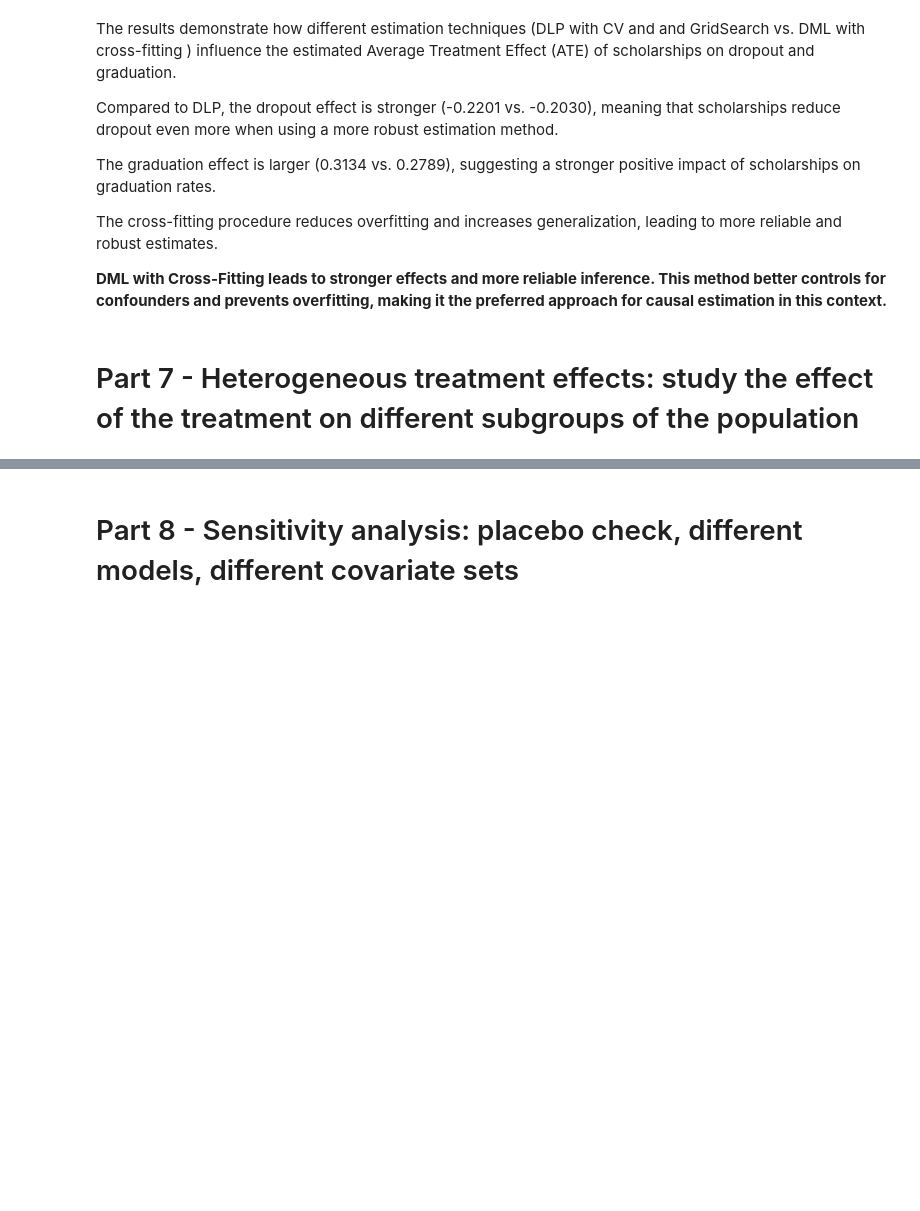
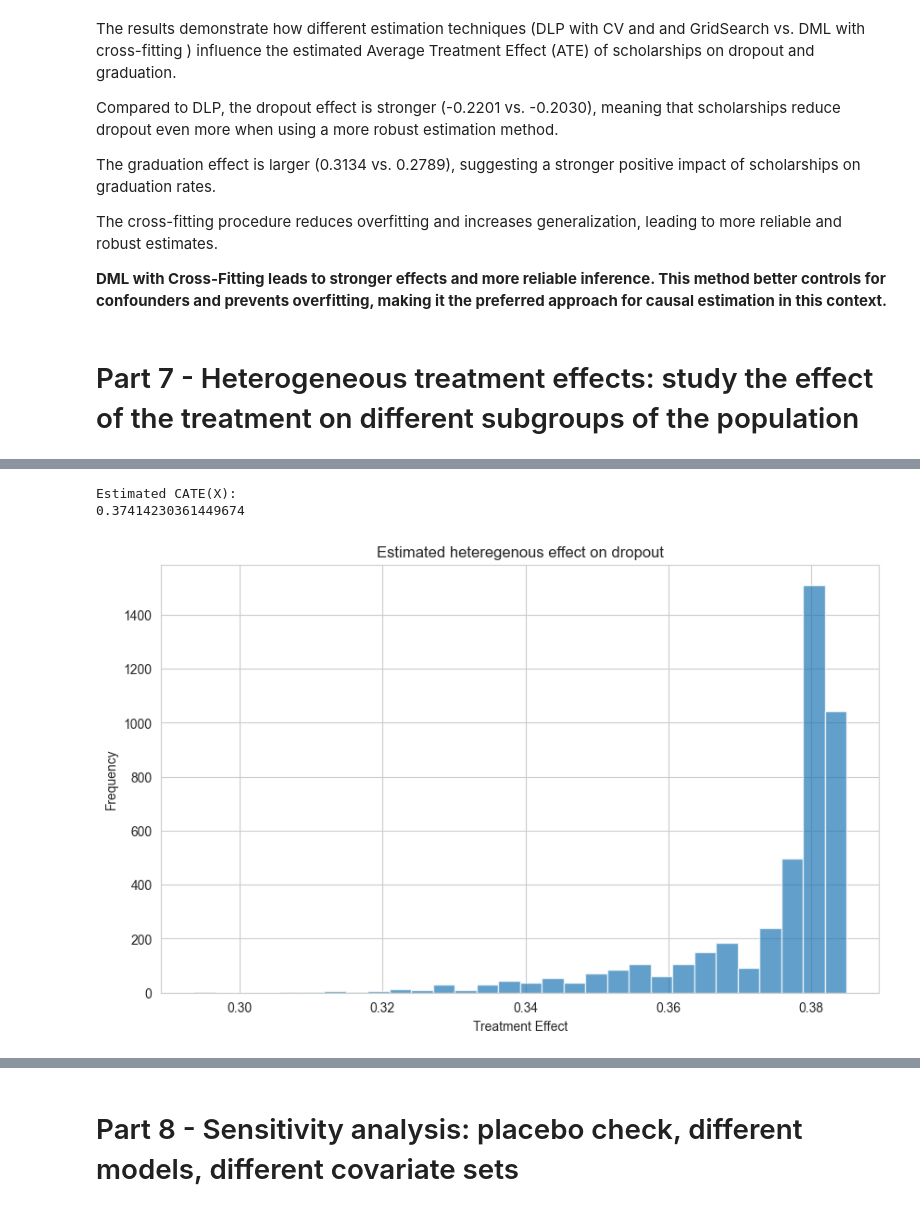
Before and after one commit to jkoks-svg/ML_Project_ENSAE, a Jupyter notebook: ML_Project_ENSAE.ipynb, the cells around one changed output, grey strips where cells are left out. Saved outputs shown, nothing was run; the diff lists cells and outputs as text; code cells hidden in the pictures; blank space fills up the shorter version.

```diff
--- a/ML_Project_ENSAE.ipynb
+++ b/ML_Project_ENSAE.ipynb
@@ -1195,0 +1229,65 @@ The cross-fitting procedure reduces overfitting and increases generalization, le
+# %%
+import numpy as np
+import pandas as pd
+from sklearn.linear_model import LassoCV
+from sklearn.ensemble import RandomForestRegressor
+from sklearn.model_selection import train_test_split
+from sklearn.pipeline import Pipeline
+from sklearn.linear_model import LinearRegression
+import matplotlib.pyplot as plt
+
+# Z: covariates without treatment variable
+Z = df[covariates_without_scholarship]  # Covariates Z
+
+
+# X: covariates for heterogeneity
+COV_heter = ["gender", "age_at_enrollment", "previous_qualification_(grade)", "admission_grade", "mother_educ", "father_educ"]
+X = df[COV_heter]
+
+# 3. Define Two Learners (gC(Z) for control, gT(Z) for treatment)
+learner = Pipeline([
+    ("preprocessor",preprocessor),
+    ("lasso", LassoCV(alphas=[0.1,0.2, 5, 8,10],cv=5))  # You can replace LassoCV with RandomForestRegressor or XGBoost
+])
+
+
+
+##### FOR DROPOUT
+
+# 4. Fit the learners for control (D=0) and treatment (D=1)
+# 5. Predict the potential outcomes (gC(Z) and gT(Z)) on the test data
+
+
+learner.fit(Z[T == 0], Y_1[T == 0])  # Fit for control group (D=0)
+gC_pred_1 = learner.predict(Z)  # Predicted outcomes under control (D=0)
+learner.fit(Z[T == 1], Y_2[T == 1])  # Fit for treatment group (D=1)
+gT_pred_1 = learner.predict(Z)  # Predicted outcomes under treatment (D=1)
+
+
+
+
+# 6. Calculate the Treatment Effect (raw difference: gT(Z) - gC(Z))
+treatment_effect_1 = gT_pred_1 - gC_pred_1  # Difference between treatment and control predictions
+
+# 7. Regress the treatment effect on X (covariates) to estimate CATE(X)
+regressor = LassoCV(cv=5)
+regressor.fit(X, treatment_effect_1)  # Regress treatment effect on covariates Z
+
+# 8. Estimate CATE(X)
+CATE_pred = regressor.predict(X)  # Predicted CATE for each individual
+E_CATE_given_X = CATE_pred.mean()
+
+# 9. Evaluate and visualize the CATE
+print("Estimated CATE(X):")
+print(E_CATE_given_X)
+
+# Optionally, visualize the CATE distribution
+plt.hist(treatment_effect_1, bins=30, alpha=0.7)
+plt.title('Estimated heteregenous effect on dropout')
+plt.xlabel('Treatment Effect')
+plt.ylabel('Frequency')
+plt.show()
+# %% [output]
+Estimated CATE(X):
+0.37414230361449674
+[figure, added]
```
Also changed, not shown: parts of 3 cells of this notebook.
